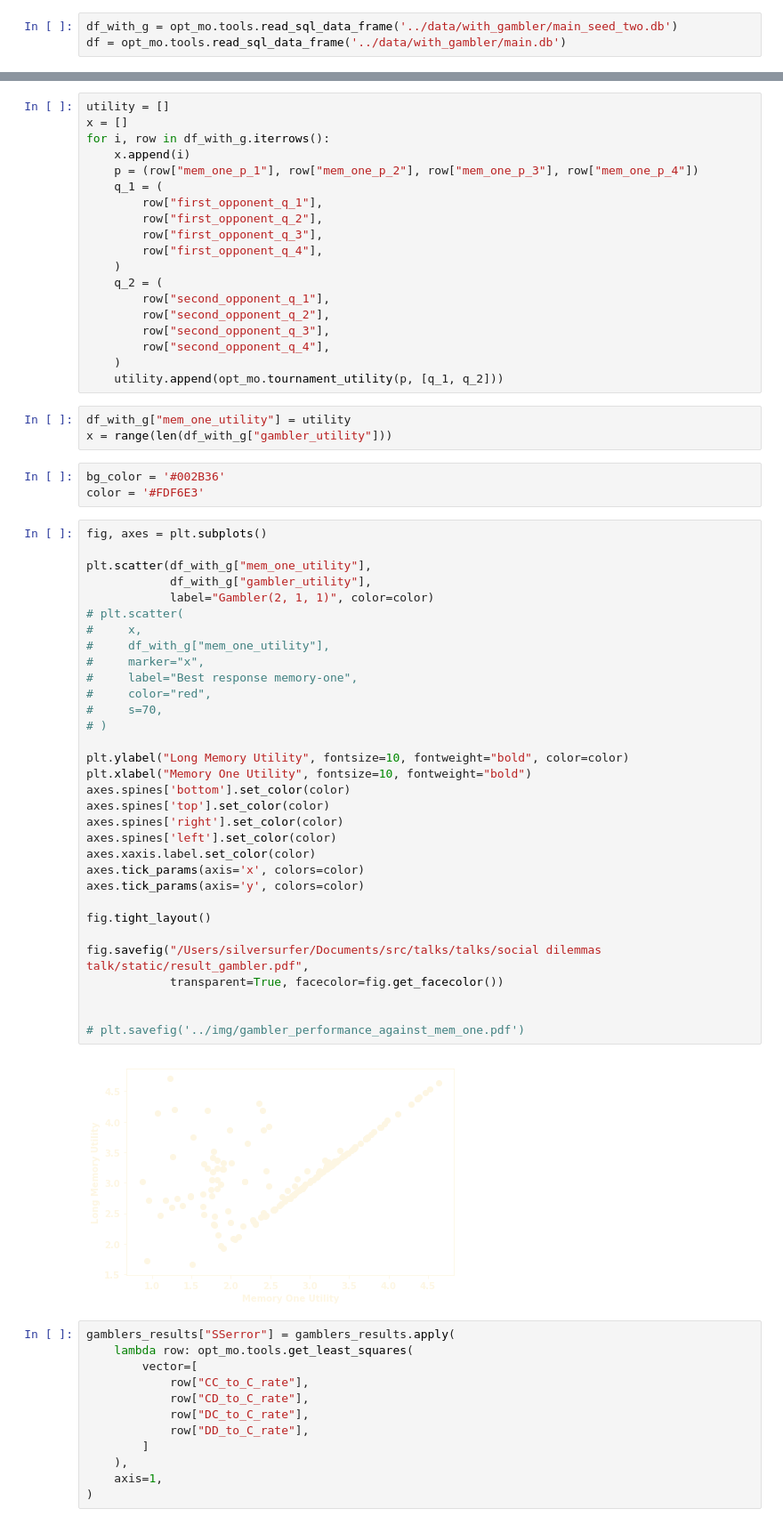
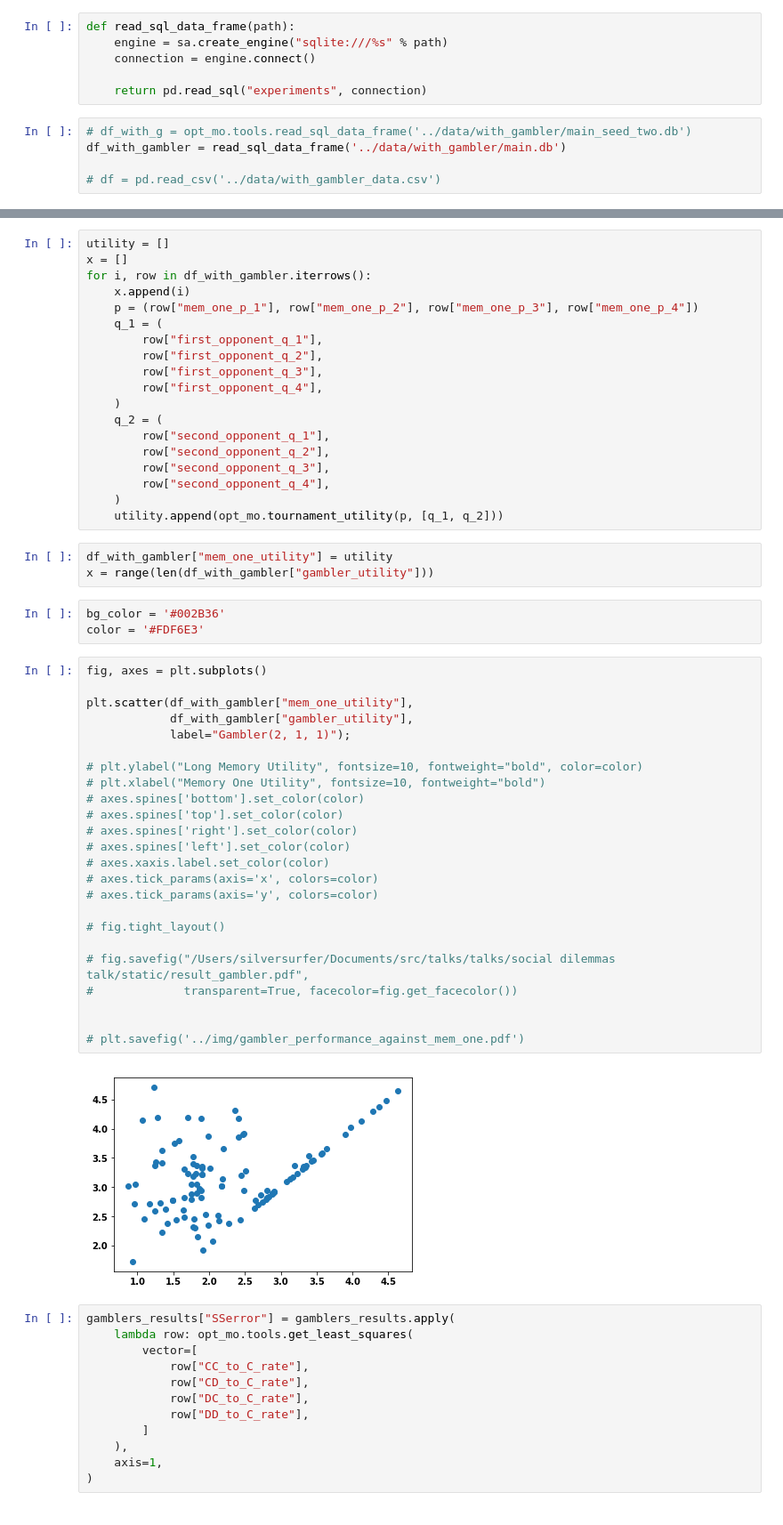
Before and after one commit to Nikoleta-v3/Memory-size-in-the-prisoners-dilemma, a Jupyter notebook: nbs/Analysis of Gambler and best responses.ipynb, the cells around one changed output, grey strips where cells are left out. Shown at 89% size. Drawn from its saved outputs; the diff is of its cells as text.

```diff
--- a/nbs/Analysis of Gambler and best responses.ipynb
+++ b/nbs/Analysis of Gambler and best responses.ipynb
@@ -18,6 +20,14 @@ font = {"size": 10, "weight": "bold"}
 matplotlib.rc("font", **font)
 # %%
 params = [1, 1, 2]
+# %%
+def read_sql_data_frame(path):
+    engine = sa.create_engine("sqlite:///%s" % path)
+    connection = engine.connect()
+
+    return pd.read_sql("experiments", connection)
 # %%
-df_with_g = opt_mo.tools.read_sql_data_frame('../data/with_gambler/main_seed_two.db')
-df = opt_mo.tools.read_sql_data_frame('../data/with_gambler/main.db')
+# df_with_g = opt_mo.tools.read_sql_data_frame('../data/with_gambler/main_seed_two.db')
+df_with_gambler = read_sql_data_frame('../data/with_gambler/main.db')
+
+# df = pd.read_csv('../data/with_gambler_data.csv')
@@ -280,7 +207,7 @@ for q_one, q_two, gambler in zip(df_with_g.loc[:, df_with_g.columns.str.contains
 # %%
 utility = []
 x = []
-for i, row in df_with_g.iterrows():
+for i, row in df_with_gambler.iterrows():
     x.append(i)
     p = (row["mem_one_p_1"], row["mem_one_p_2"], row["mem_one_p_3"], row["mem_one_p_4"])
     q_1 = (
@@ -297,45 +224,37 @@ for i, row in df_with_g.iterrows():
     )
     utility.append(opt_mo.tournament_utility(p, [q_1, q_2]))
 # %%
-df_with_g["mem_one_utility"] = utility
-x = range(len(df_with_g["gambler_utility"]))
+df_with_gambler["mem_one_utility"] = utility
+x = range(len(df_with_gambler["gambler_utility"]))
 # %%
 bg_color = '#002B36'
 color = '#FDF6E3'
 # %%
 fig, axes = plt.subplots()
 
-plt.scatter(df_with_g["mem_one_utility"],
-            df_with_g["gambler_utility"],
-            label="Gambler(2, 1, 1)", color=color)
-# plt.scatter(
-#     x,
-#     df_with_g["mem_one_utility"],
-#     marker="x",
-#     label="Best response memory-one",
-#     color="red",
-#     s=70,
-# )
+plt.scatter(df_with_gambler["mem_one_utility"],
+            df_with_gambler["gambler_utility"],
+            label="Gambler(2, 1, 1)");
 
-plt.ylabel("Long Memory Utility", fontsize=10, fontweight="bold", color=color)
-plt.xlabel("Memory One Utility", fontsize=10, fontweight="bold")
-axes.spines['bottom'].set_color(color)
-axes.spines['top'].set_color(color)
-axes.spines['right'].set_color(color)
-axes.spines['left'].set_color(color)
-axes.xaxis.label.set_color(color)
-axes.tick_params(axis='x', colors=color)
-axes.tick_params(axis='y', colors=color)
+# plt.ylabel("Long Memory Utility", fontsize=10, fontweight="bold", color=color)
+# plt.xlabel("Memory One Utility", fontsize=10, fontweight="bold")
+# axes.spines['bottom'].set_color(color)
+# axes.spines['top'].set_color(color)
+# axes.spines['right'].set_color(color)
+# axes.spines['left'].set_color(color)
+# axes.xaxis.label.set_color(color)
+# axes.tick_params(axis='x', colors=color)
+# axes.tick_params(axis='y', colors=color)
 
-fig.tight_layout()
+# fig.tight_layout()
 
-fig.savefig("/Users/silversurfer/Documents/src/talks/talks/social dilemmas talk/static/result_gambler.pdf",
-            transparent=True, facecolor=fig.get_facecolor())
+# fig.savefig("/Users/silversurfer/Documents/src/talks/talks/social dilemmas talk/static/result_gambler.pdf",
+#             transparent=True, facecolor=fig.get_facecolor())
 
 
 # plt.savefig('../img/gambler_performance_against_mem_one.pdf')
 # %% [output]
-[figure, old version]
+[figure, new version]
 # %%
 gamblers_results["SSerror"] = gamblers_results.apply(
     lambda row: opt_mo.tools.get_least_squares(
```
Also changed, not shown: parts of 7 cells of this notebook, 28 other files.
